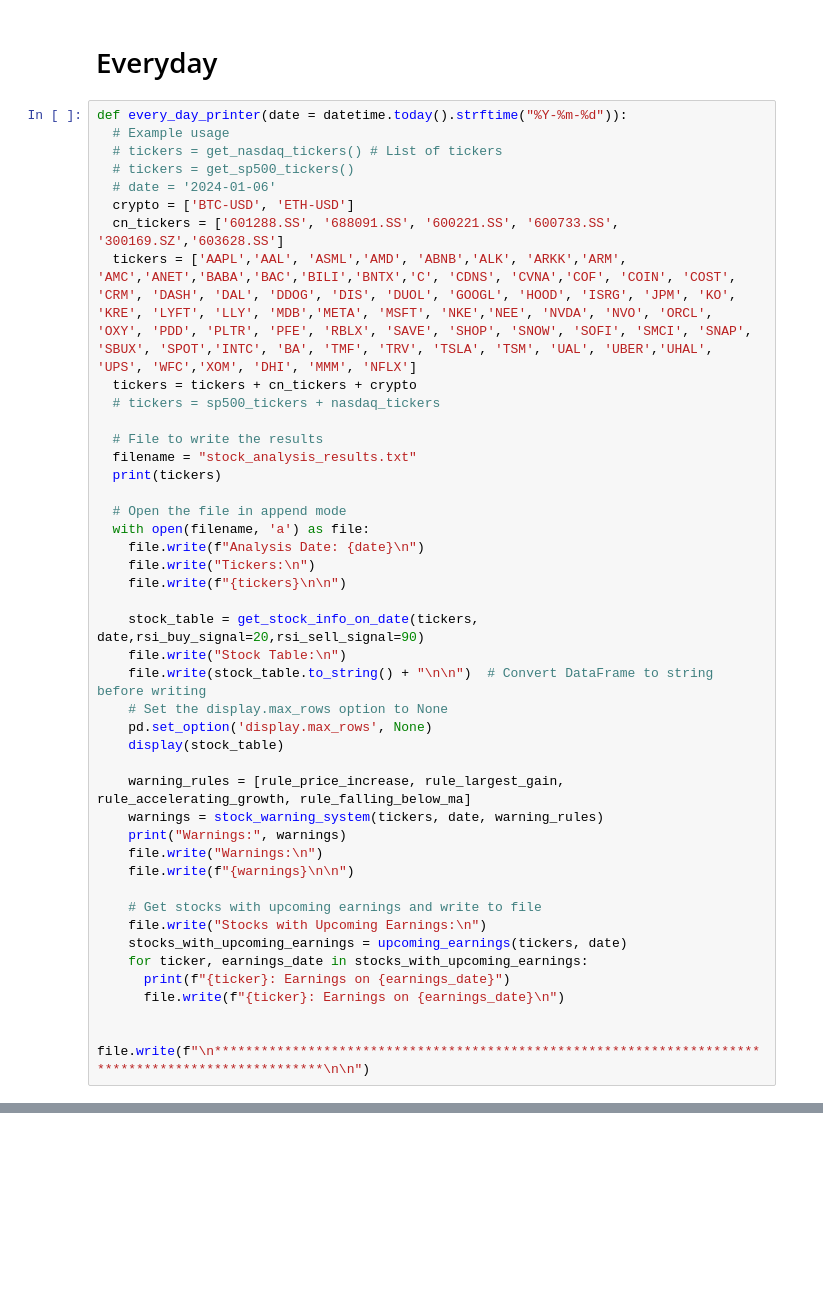
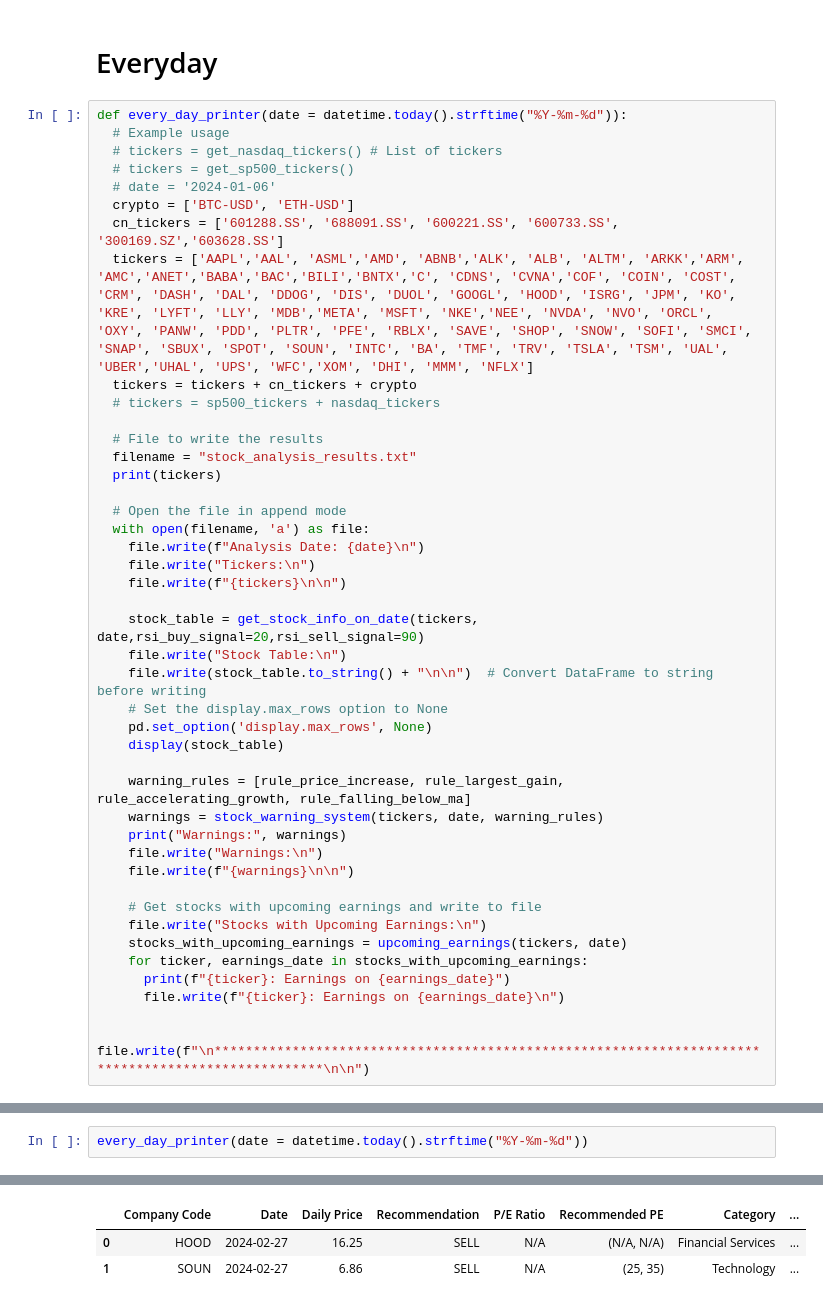
Before and after one commit to zhijiezh/stock-daily-check, a Jupyter notebook: test.ipynb, the cells around one changed output, grey strips where cells are left out. Cells and saved outputs as stored; diff of their text form; blank space fills up the shorter version.

```diff
--- a/test.ipynb
+++ b/test.ipynb
@@ -623,7 +549,7 @@ def every_day_printer(date = datetime.today().strftime("%Y-%m-%d")):
   # date = '2024-01-06'
   crypto = ['BTC-USD', 'ETH-USD']
   cn_tickers = ['601288.SS', '688091.SS', '600221.SS', '600733.SS', '300169.SZ','603628.SS']
-  tickers = ['AAPL','AAL', 'ASML','AMD', 'ABNB','ALK', 'ARKK','ARM', 'AMC','ANET','BABA','BAC','BILI','BNTX','C', 'CDNS', 'CVNA','COF', 'COIN', 'COST', 'CRM', 'DASH', 'DAL', 'DDOG', 'DIS', 'DUOL', 'GOOGL', 'HOOD', 'ISRG', 'JPM', 'KO', 'KRE', 'LYFT', 'LLY', 'MDB','META', 'MSFT', 'NKE','NEE', 'NVDA', 'NVO', 'ORCL', 'OXY', 'PDD', 'PLTR', 'PFE', 'RBLX', 'SAVE', 'SHOP', 'SNOW', 'SOFI', 'SMCI', 'SNAP', 'SBUX', 'SPOT','INTC', 'BA', 'TMF', 'TRV', 'TSLA', 'TSM', 'UAL', 'UBER','UHAL', 'UPS', 'WFC','XOM', 'DHI', 'MMM', 'NFLX']
+  tickers = ['AAPL','AAL', 'ASML','AMD', 'ABNB','ALK', 'ALB', 'ALTM', 'ARKK','ARM', 'AMC','ANET','BABA','BAC','BILI','BNTX','C', 'CDNS', 'CVNA','COF', 'COIN', 'COST', 'CRM', 'DASH', 'DAL', 'DDOG', 'DIS', 'DUOL', 'GOOGL', 'HOOD', 'ISRG', 'JPM', 'KO', 'KRE', 'LYFT', 'LLY', 'MDB','META', 'MSFT', 'NKE','NEE', 'NVDA', 'NVO', 'ORCL', 'OXY', 'PANW', 'PDD', 'PLTR', 'PFE', 'RBLX', 'SAVE', 'SHOP', 'SNOW', 'SOFI', 'SMCI', 'SNAP', 'SBUX', 'SPOT', 'SOUN', 'INTC', 'BA', 'TMF', 'TRV', 'TSLA', 'TSM', 'UAL', 'UBER','UHAL', 'UPS', 'WFC','XOM', 'DHI', 'MMM', 'NFLX']
   tickers = tickers + cn_tickers + crypto
   # tickers = sp500_tickers + nasdaq_tickers
 
@@ -798,0 +610,3 @@ Stay
+# %%
+every_day_printer(date = datetime.today().strftime("%Y-%m-%d"))
+# %% [output]
@@ -798,0 +616,3 @@ Stay
+|  | Company Code | Date | Daily Price | Recommendation | P/E Ratio | Recommended PE | Category | ... |
+| 0 | HOOD | 2024-02-27 | 16.25 | SELL | N/A | (N/A, N/A) | Financial Services | ... |
+| 1 | SOUN | 2024-02-27 | 6.86 | SELL | N/A | (25, 35) | Technology | ... |
```
Also changed, not shown: parts of 4 cells of this notebook, 1 other file.
